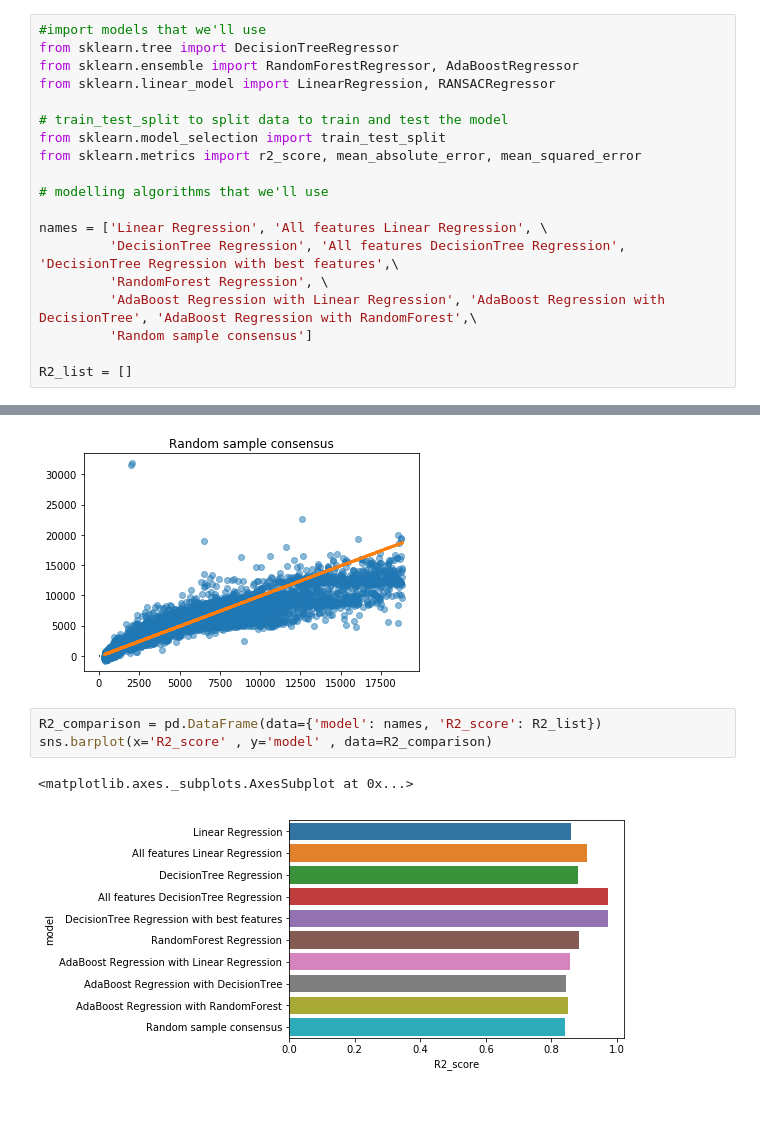
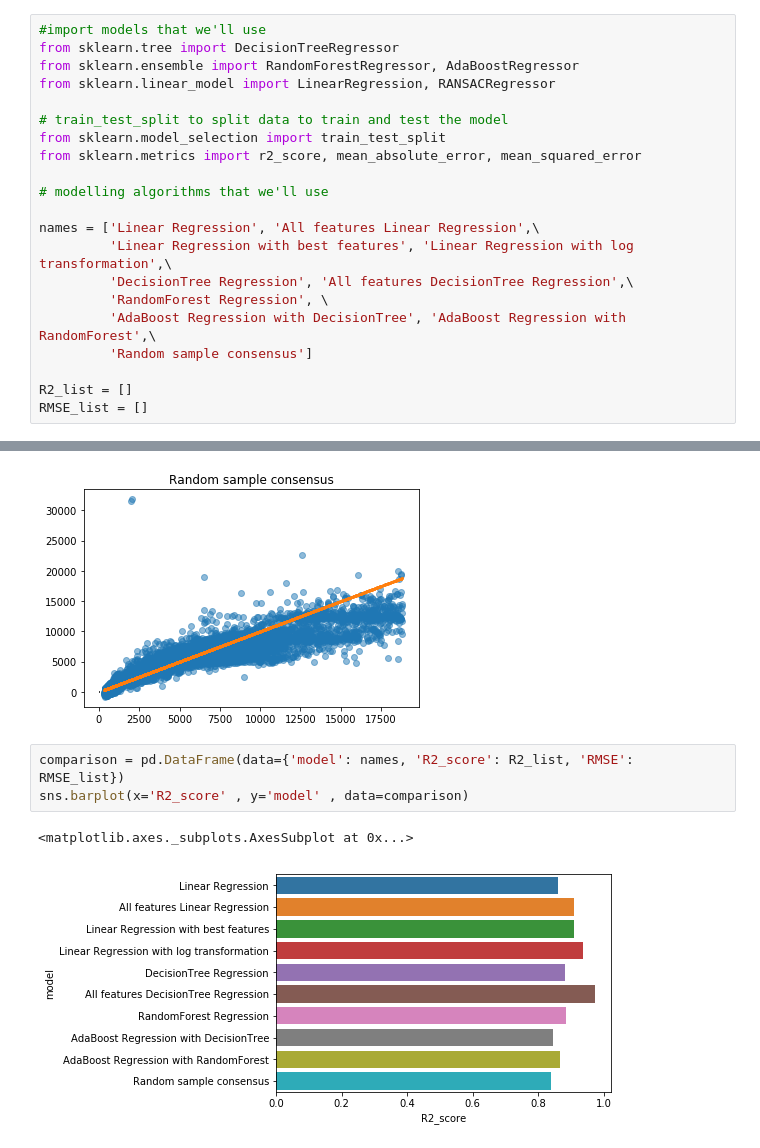
Before and after one commit to 3zcs/diamonds-price, a Jupyter notebook: diamonds_price.ipynb, the cells around one changed output, grey strips where cells are left out. Drawn from its saved outputs; the diff is of its cells as text; blank space fills up the shorter version.

```diff
--- a/diamonds_price.ipynb
+++ b/diamonds_price.ipynb
@@ -372,13 +369,15 @@ from sklearn.metrics import r2_score, mean_absolute_error, mean_squared_error
 
 # modelling algorithms that we'll use
 
-names = ['Linear Regression', 'All features Linear Regression', \
-         'DecisionTree Regression', 'All features DecisionTree Regression', 'DecisionTree Regression with best features',\
+names = ['Linear Regression', 'All features Linear Regression',\
+         'Linear Regression with best features', 'Linear Regression with log transformation',\
+         'DecisionTree Regression', 'All features DecisionTree Regression',\
          'RandomForest Regression', \
-         'AdaBoost Regression with Linear Regression', 'AdaBoost Regression with DecisionTree', 'AdaBoost Regression with RandomForest',\
+         'AdaBoost Regression with DecisionTree', 'AdaBoost Regression with RandomForest',\
          'Random sample consensus']
 
 R2_list = []
+RMSE_list = []
 # %% [markdown]
 prepare variables and funcations that you need with all the models
 # %%
@@ -767,8 +788,8 @@ RMSE : 1584.45
 R2   : 0.84
 [figure]
 # %%
-R2_comparison = pd.DataFrame(data={'model': names, 'R2_score': R2_list})
-sns.barplot(x='R2_score' , y='model' , data=R2_comparison)
+comparison = pd.DataFrame(data={'model': names, 'R2_score': R2_list, 'RMSE': RMSE_list})
+sns.barplot(x='R2_score' , y='model' , data=comparison)
 # %% [output]
 <matplotlib.axes._subplots.AxesSubplot at 0x...>
-[figure, old version]
+[figure, new version]
```
Also changed, not shown: parts of 24 cells of this notebook.
